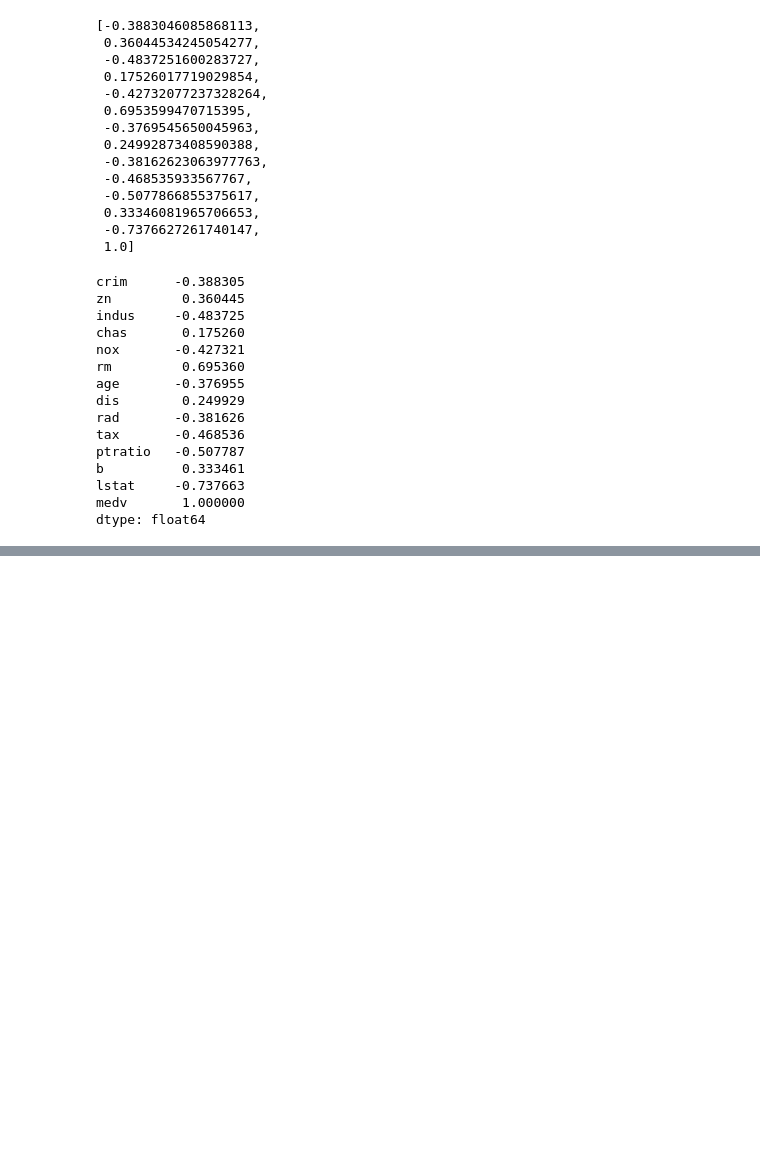
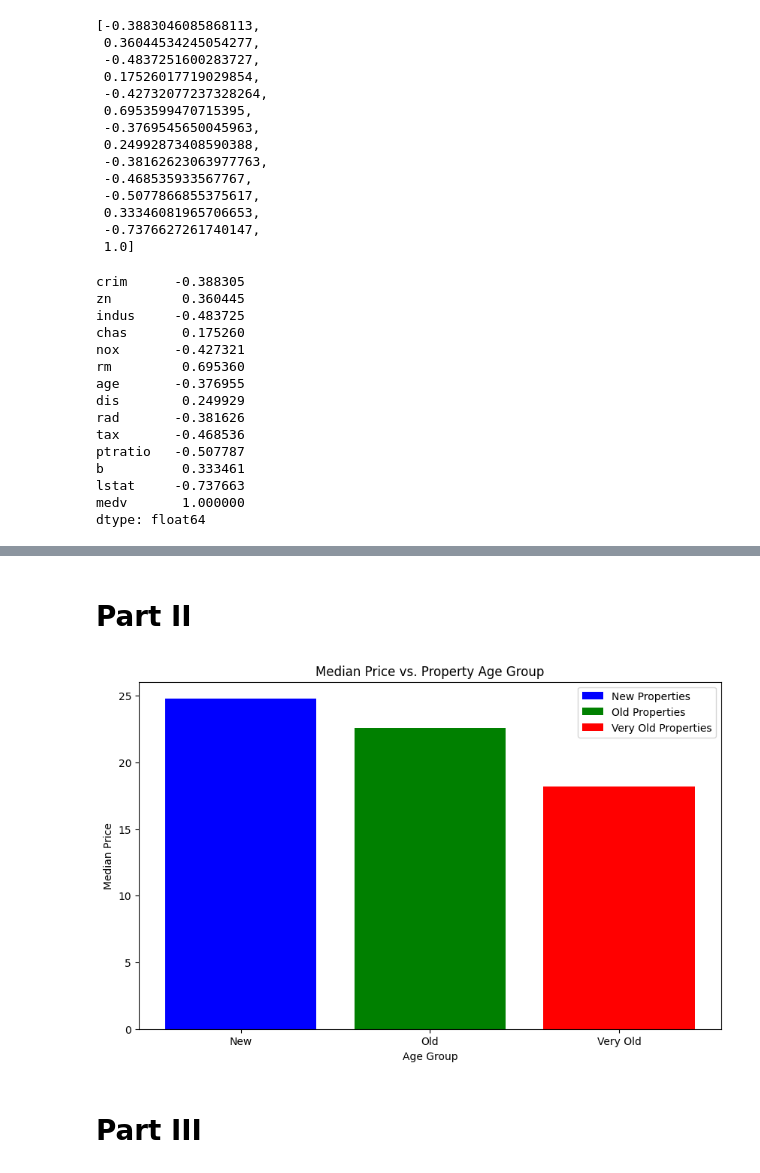
Before and after one commit to Lidkin/DI_Bootcamp, a Jupyter notebook: Week5/Day5/Exercises_XP/Mini-Project/boston_housing.ipynb, the cells around one changed output, grey strips where cells are left out. Cells and saved outputs as stored; diff of their text form; code cells hidden in the pictures; blank space fills up the shorter version.

```diff
--- a/Week5/Day5/Exercises_XP/Mini-Project/boston_housing.ipynb
+++ b/Week5/Day5/Exercises_XP/Mini-Project/boston_housing.ipynb
@@ -167,0 +175,26 @@ ax.xaxis.tick_top()
+# %% [markdown]
+# Part II
+# %%
+new_properties = data_bh[data_bh['age'] <= 35]
+old_properties = data_bh[(data_bh['age'] > 35) & (data_bh['age'] <= 70)]
+very_old_properties = data_bh[data_bh['age'] > 70]
+# %%
+new_median_price = new_properties['medv'].median()
+old_median_price = old_properties['medv'].median()
+very_old_median_price = very_old_properties['medv'].median()
+
+plt.figure(figsize=(10, 6))
+
+plt.bar('New', new_median_price, color='blue', label='New Properties')
+plt.bar('Old', old_median_price, color='green', label='Old Properties')
+plt.bar('Very Old', very_old_median_price, color='red', label='Very Old Properties')
+
+plt.xlabel('Age Group')
+plt.ylabel('Median Price')
+plt.title('Median Price vs. Property Age Group')
+plt.legend()
+plt.show()
+# %% [output]
+[figure, added]
+# %% [markdown]
+# Part III
```
Also changed, not shown: parts of 8 cells of this notebook.
